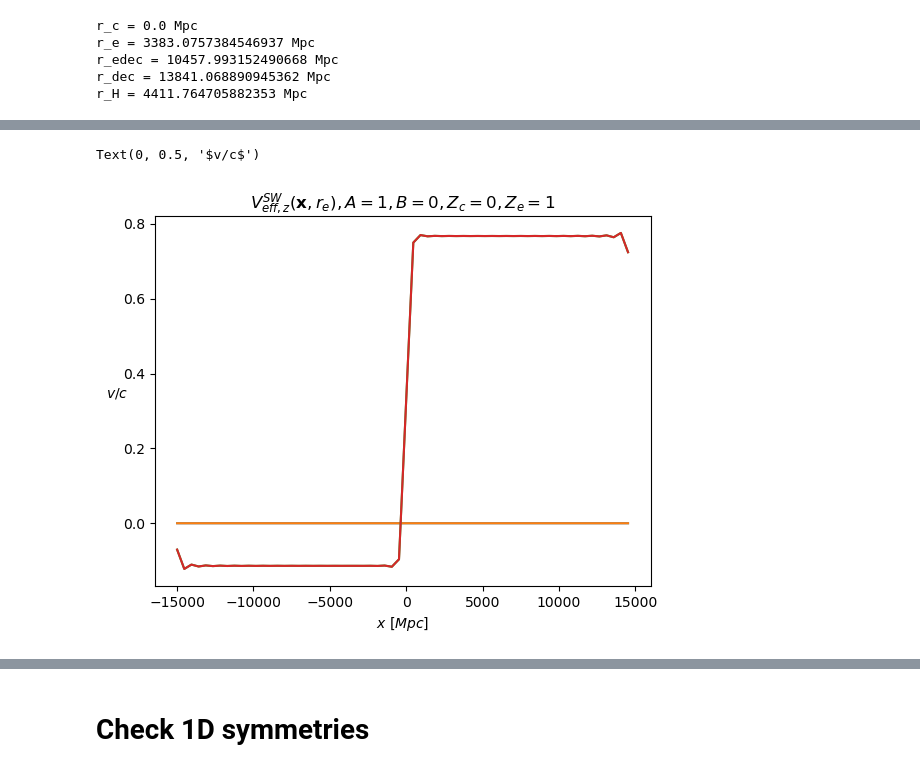
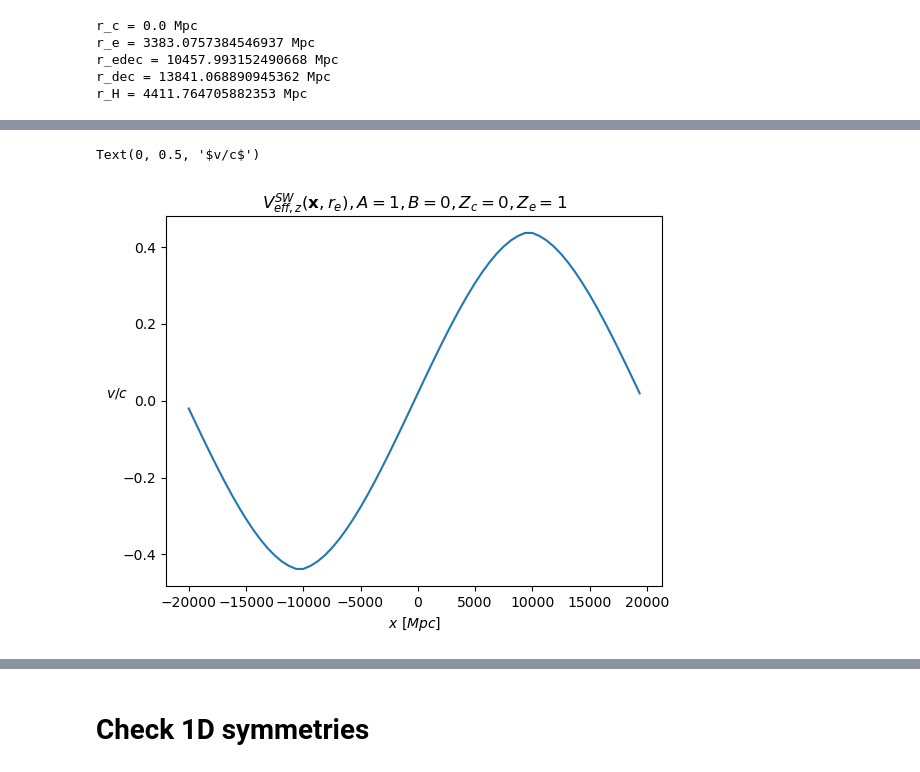
Before and after one commit to catketchup/ReCCO, a Jupyter notebook: code/sim_bubble_collision.ipynb, the cells around one changed output, grey strips where cells are left out. Cells and saved outputs as stored; diff of their text form; code cells hidden in the pictures.

```diff
--- a/code/sim_bubble_collision.ipynb
+++ b/code/sim_bubble_collision.ipynb
@@ -26,7 +26,7 @@ As= config.As
 ns = config.ns
 # %%
 grid              = 64  #grid size
-BoxSize           = 30000.0 #Mpc
+BoxSize           = 40000 #Mpc
 seed              = 1    #value of the initial random seed # varing seed
 Rayleigh_sampling = 0     #whether sampling the Rayleigh distribution for modes amplitudes
 threads           = 1      #number of openmp threads
@@ -64,7 +64,7 @@ print(xx.shape)
 # %% [output]
 (64, 64, 64)
 # %%
-factor = 1/(2*pi)
+factor = 2*pi
 k_x = factor*np.fft.fftfreq(grid, d)
 k_y = factor*np.fft.fftfreq(grid, d)
 k_z = factor*np.fft.fftfreq(grid, d)
@@ -172,7 +192,7 @@ import my_remote_spectra
 importlib.reload(my_remote_spectra)
 from my_remote_spectra import T, G_SW_ksz, G_localDopp_ksz, G_Dopp_ksz, G_ISW_ksz
 # %%
-do_gradient = True
+do_gradient = False
 if do_gradient:
     Edge_order=2
     g_psi_i_x = np.array([np.gradient(psi_i_x, d, edge_order=Edge_order)[1], np.gradient(psi_i_x, d, edge_order=Edge_order)[0], np.gradient(psi_i_x, d, edge_order=Edge_order)[2]])
@@ -297,15 +315,14 @@ importlib.reload(my_tools)
 from my_tools import Evolve
 
 EV = Evolve(kk, Z_e, Omega_b, Omega_c, w, wa, Omega_K, h)
+use_GradientEvolve = True
 
-RDF_localDopp_3d = EV.RDF_Evolve('localDopp', psi_i_k, [kk_x, kk_y, kk_z])
-RDF_SW_3d = EV.RDF_Evolve('SW', psi_i_k, [kk_x, kk_y, kk_z])
+if use_GradientEvolve:
+    RDF_localDopp_3d = EV.RDF_g_Evolve('localDopp', g_psi_i_k)
+    RDF_SW_3d = EV.RDF_g_Evolve('SW', g_psi_i_k)
+else:
+    RDF_localDopp_3d = EV.RDF_Evolve('localDopp', psi_i_k, [kk_x, kk_y, kk_z])
+    RDF_SW_3d = EV.RDF_Evolve('SW', psi_i_k, [kk_x, kk_y, kk_z])
 
-RDF_localDopp_3d_itp = EV.RDF_Evolve('localDopp', psi_i_k, [kk_x, kk_y, kk_z])
-RDF_SW_3d_itp = EV.RDF_Evolve('SW', psi_i_k, [kk_x, kk_y, kk_z])
-
-RDF_localDopp_3d_g = EV.RDF_g_Evolve('localDopp', g_psi_i_k)
-RDF_SW_3d_g = EV.RDF_g_Evolve('SW', g_psi_i_k)
-
-RDF_localDopp_3d_g_itp = EV.RDF_g_Evolve('localDopp', g_psi_i_k, itp=True, ks=ks)
-RDF_SW_3d_g_itp = EV.RDF_g_Evolve('SW', g_psi_i_k, itp=True, ks=ks)
+# ks = kszpsz_config.kaux #1/Mpc
+# ks = np.linspace(1e-6, 4e-2, 1000)
@@ -325,13 +329,8 @@ Text(0, 0.5, '$v/c$')
 # %%
 plt.plot(x, RDF_SW_3d[2].real[0, 0, :])
-plt.plot(x, RDF_SW_3d_itp[2].real[0, 0, :])
-plt.plot(x, RDF_SW_3d_g[2].real[0, 0, :])
-plt.plot(x, RDF_SW_3d_g_itp[2].real[0, 0, :])
-
-
 plt.title(r'$V^{SW}_{eff,z}(\mathbf{x}, r_e), A=%s, B=%s, Z_{c}=%s, Z_{e}=%s$'%(A, B, z_c, Z_e));
 plt.xlabel(r'$x\ [Mpc]$')
 plt.ylabel(r'$v/c$', rotation=0)
 # %% [output]
 Text(0, 0.5, '$v/c$')
-[figure, old version]
+[figure, new version]
```
Also changed, not shown: parts of 15 cells of this notebook, 2 other files.
